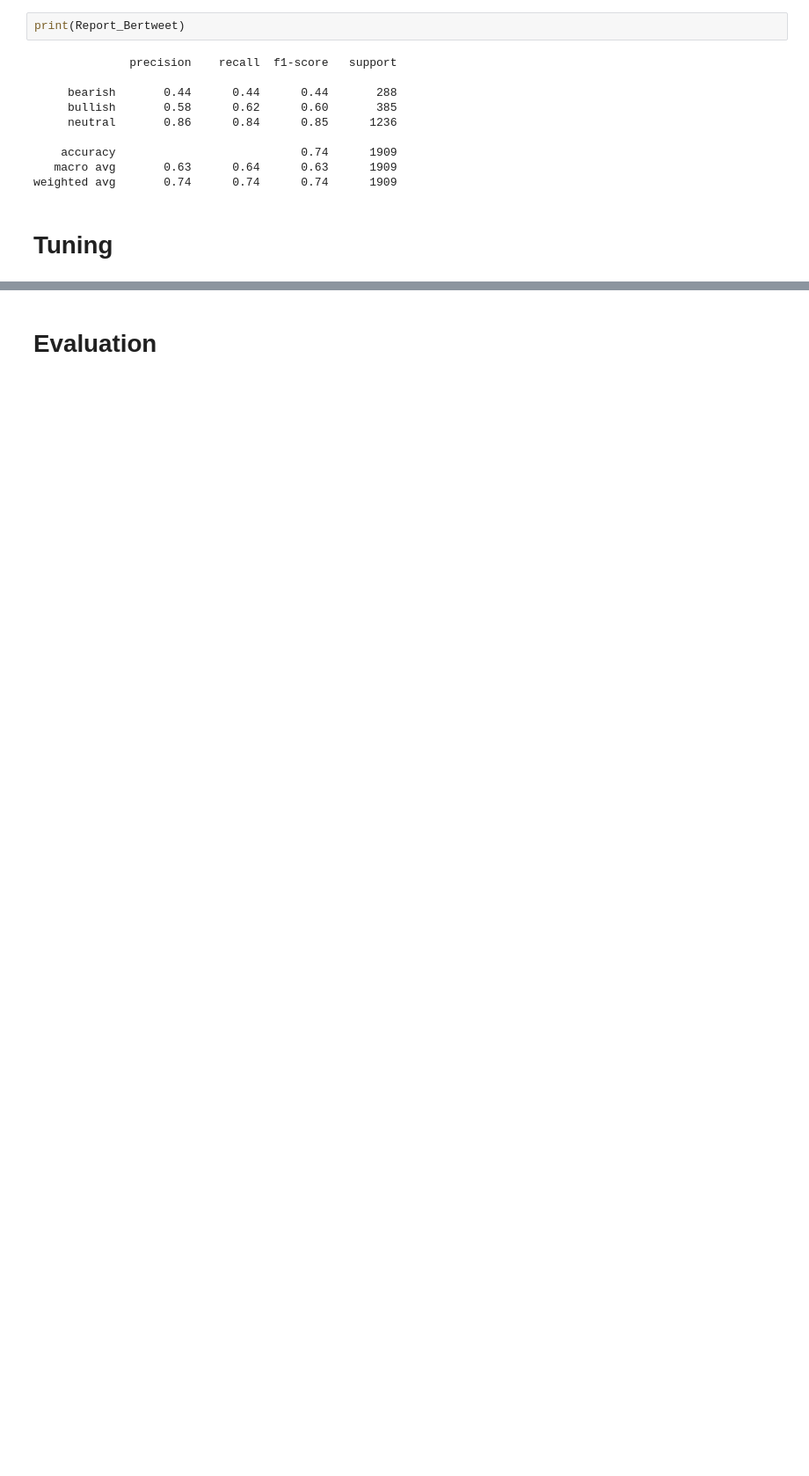
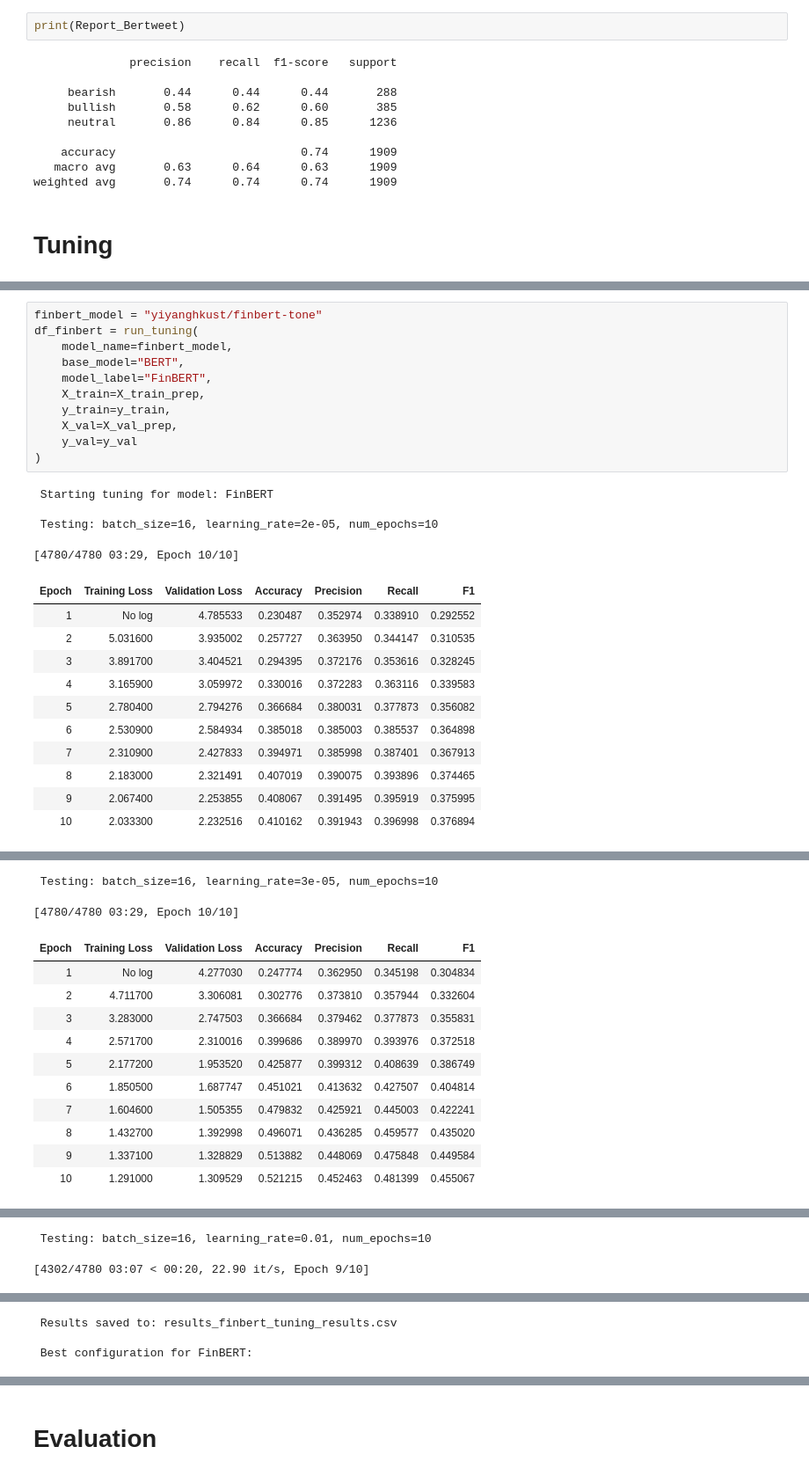
Before and after one commit to joanaefsteves/SentimentAnalysis_StockMarket, a Jupyter notebook: Notebooks/5_transformer_encoders.ipynb, the cells around one changed output, grey strips where cells are left out. Shown at 88% size. Saved outputs shown, nothing was run; the diff lists cells and outputs as text; blank space fills up the shorter version.

```diff
--- a/Notebooks/5_transformer_encoders.ipynb
+++ b/Notebooks/5_transformer_encoders.ipynb
@@ -150,0 +247,27 @@ weighted avg       0.74      0.74      0.74      1909
+# %%
+finbert_model = "yiyanghkust/finbert-tone"
+df_finbert = run_tuning(
+    model_name=finbert_model,
+    base_model="BERT",
+    model_label="FinBERT",
+    X_train=X_train_prep,
+    y_train=y_train,
+    X_val=X_val_prep,
+    y_val=y_val
+)
+# %% [output]
+ Starting tuning for model: FinBERT
+
+ Testing: batch_size=16, learning_rate=2e-05, num_epochs=10
+[4780/4780 03:29, Epoch 10/10]
+| Epoch | Training Loss | Validation Loss | Accuracy | Precision | Recall | F1 |
+| 1 | No log | 4.785533 | 0.230487 | 0.352974 | 0.338910 | 0.292552 |
+| 2 | 5.031600 | 3.935002 | 0.257727 | 0.363950 | 0.344147 | 0.310535 |
+| 3 | 3.891700 | 3.404521 | 0.294395 | 0.372176 | 0.353616 | 0.328245 |
+| 4 | 3.165900 | 3.059972 | 0.330016 | 0.372283 | 0.363116 | 0.339583 |
+| 5 | 2.780400 | 2.794276 | 0.366684 | 0.380031 | 0.377873 | 0.356082 |
+| 6 | 2.530900 | 2.584934 | 0.385018 | 0.385003 | 0.385537 | 0.364898 |
+| 7 | 2.310900 | 2.427833 | 0.394971 | 0.385998 | 0.387401 | 0.367913 |
+| 8 | 2.183000 | 2.321491 | 0.407019 | 0.390075 | 0.393896 | 0.374465 |
+| 9 | 2.067400 | 2.253855 | 0.408067 | 0.391495 | 0.395919 | 0.375995 |
+| 10 | 2.033300 | 2.232516 | 0.410162 | 0.391943 | 0.396998 | 0.376894 |
@@ -150,0 +275,13 @@ weighted avg       0.74      0.74      0.74      1909
+ Testing: batch_size=16, learning_rate=3e-05, num_epochs=10
+[4780/4780 03:29, Epoch 10/10]
+| Epoch | Training Loss | Validation Loss | Accuracy | Precision | Recall | F1 |
+| 1 | No log | 4.277030 | 0.247774 | 0.362950 | 0.345198 | 0.304834 |
+| 2 | 4.711700 | 3.306081 | 0.302776 | 0.373810 | 0.357944 | 0.332604 |
+| 3 | 3.283000 | 2.747503 | 0.366684 | 0.379462 | 0.377873 | 0.355831 |
+| 4 | 2.571700 | 2.310016 | 0.399686 | 0.389970 | 0.393976 | 0.372518 |
+| 5 | 2.177200 | 1.953520 | 0.425877 | 0.399312 | 0.408639 | 0.386749 |
+| 6 | 1.850500 | 1.687747 | 0.451021 | 0.413632 | 0.427507 | 0.404814 |
+| 7 | 1.604600 | 1.505355 | 0.479832 | 0.425921 | 0.445003 | 0.422241 |
+| 8 | 1.432700 | 1.392998 | 0.496071 | 0.436285 | 0.459577 | 0.435020 |
+| 9 | 1.337100 | 1.328829 | 0.513882 | 0.448069 | 0.475848 | 0.449584 |
+| 10 | 1.291000 | 1.309529 | 0.521215 | 0.452463 | 0.481399 | 0.455067 |
@@ -150,0 +289,2 @@ weighted avg       0.74      0.74      0.74      1909
+ Testing: batch_size=16, learning_rate=0.01, num_epochs=10
+[4302/4780 03:07 < 00:20, 22.90 it/s, Epoch 9/10]
@@ -150,0 +302,3 @@ weighted avg       0.74      0.74      0.74      1909
+ Results saved to: results_finbert_tuning_results.csv
+
+ Best configuration for FinBERT:
```
Also changed, not shown: parts of 20 cells of this notebook, 1 other file.
